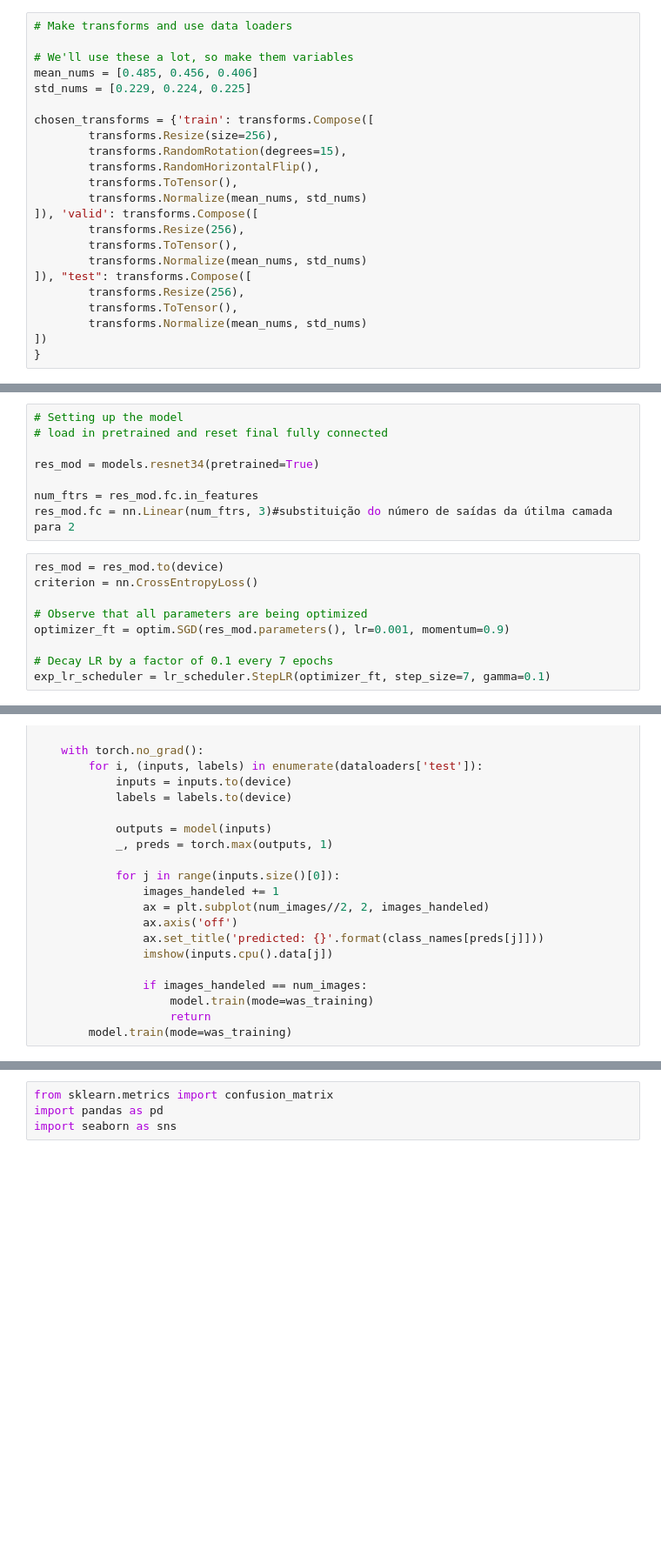
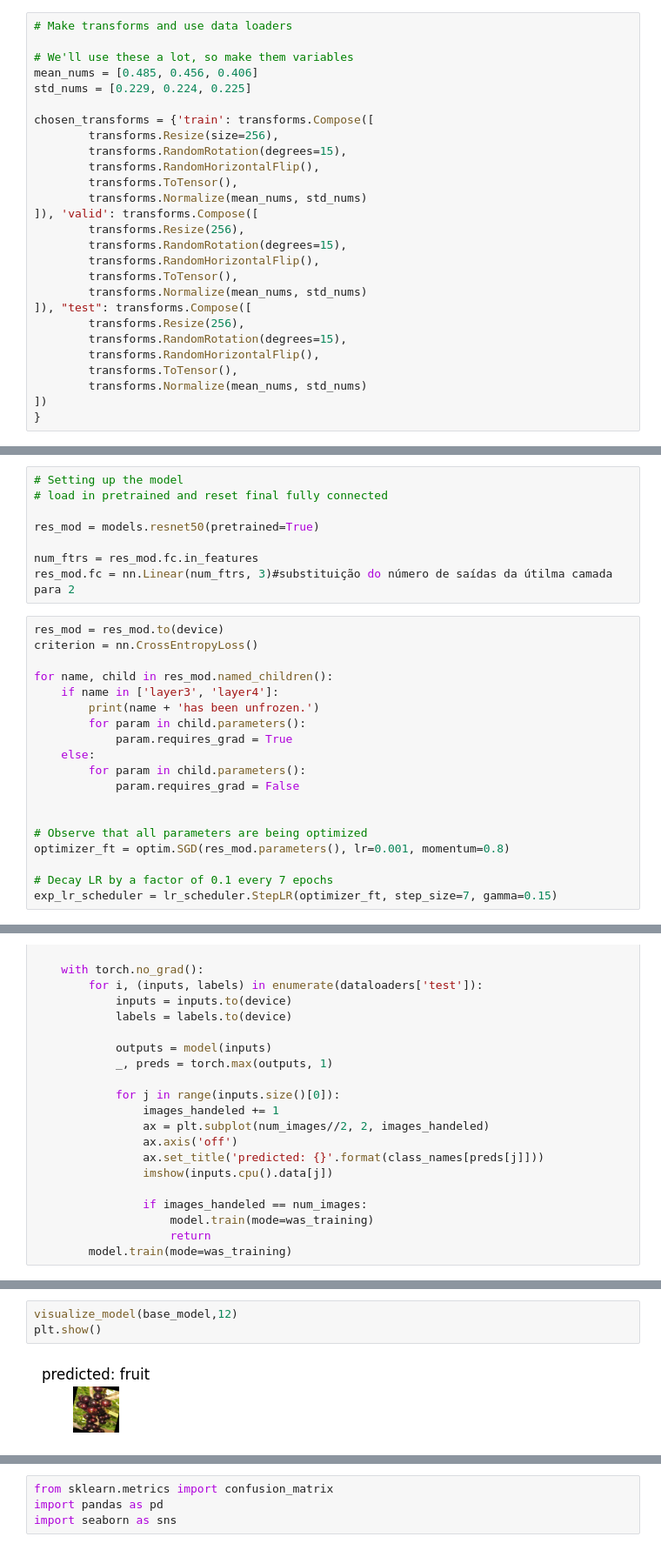
Before and after one commit to Bernardofcr/pos_grad_neuronetwork_dataset, a Jupyter notebook: flofrumush.ipynb, the cells around one changed output, grey strips where cells are left out. Shown at 87% size. Saved outputs shown, nothing was run; the diff lists cells and outputs as text; blank space fills up the shorter version.

```diff
--- a/flofrumush.ipynb
+++ b/flofrumush.ipynb
@@ -55,10 +55,14 @@ chosen_transforms = {'train': transforms.Compose([
         transforms.Normalize(mean_nums, std_nums)
 ]), 'valid': transforms.Compose([
         transforms.Resize(256),
+        transforms.RandomRotation(degrees=15),
+        transforms.RandomHorizontalFlip(),
         transforms.ToTensor(),
         transforms.Normalize(mean_nums, std_nums)
 ]), "test": transforms.Compose([
         transforms.Resize(256),
+        transforms.RandomRotation(degrees=15),
+        transforms.RandomHorizontalFlip(),
         transforms.ToTensor(),
         transforms.Normalize(mean_nums, std_nums)
 ])
@@ -134,7 +138,7 @@ Treinamento de Modelo
 # Setting up the model
 # load in pretrained and reset final fully connected
 
-res_mod = models.resnet34(pretrained=True)
+res_mod = models.resnet50(pretrained=True)
 
 num_ftrs = res_mod.fc.in_features
 res_mod.fc = nn.Linear(num_ftrs, 3)#substituição do número de saídas da útilma camada para 2
@@ -142,8 +146,18 @@ res_mod.fc = nn.Linear(num_ftrs, 3)#substituição do número de saídas da úti
 res_mod = res_mod.to(device)
 criterion = nn.CrossEntropyLoss()
 
+for name, child in res_mod.named_children():
+    if name in ['layer3', 'layer4']:
+        print(name + 'has been unfrozen.')
+        for param in child.parameters():
+            param.requires_grad = True
+    else:
+        for param in child.parameters():
+            param.requires_grad = False
+
+
 # Observe that all parameters are being optimized
-optimizer_ft = optim.SGD(res_mod.parameters(), lr=0.001, momentum=0.9)
+optimizer_ft = optim.SGD(res_mod.parameters(), lr=0.001, momentum=0.8)
 
 # Decay LR by a factor of 0.1 every 7 epochs
-exp_lr_scheduler = lr_scheduler.StepLR(optimizer_ft, step_size=7, gamma=0.1)
+exp_lr_scheduler = lr_scheduler.StepLR(optimizer_ft, step_size=7, gamma=0.15)
@@ -301,0 +310,5 @@ Test Acc: 0.940299
+# %%
+visualize_model(base_model,12)
+plt.show()
+# %% [output]
+[figure, added]
```
Also changed, not shown: parts of 8 cells of this notebook, 3 other files.
